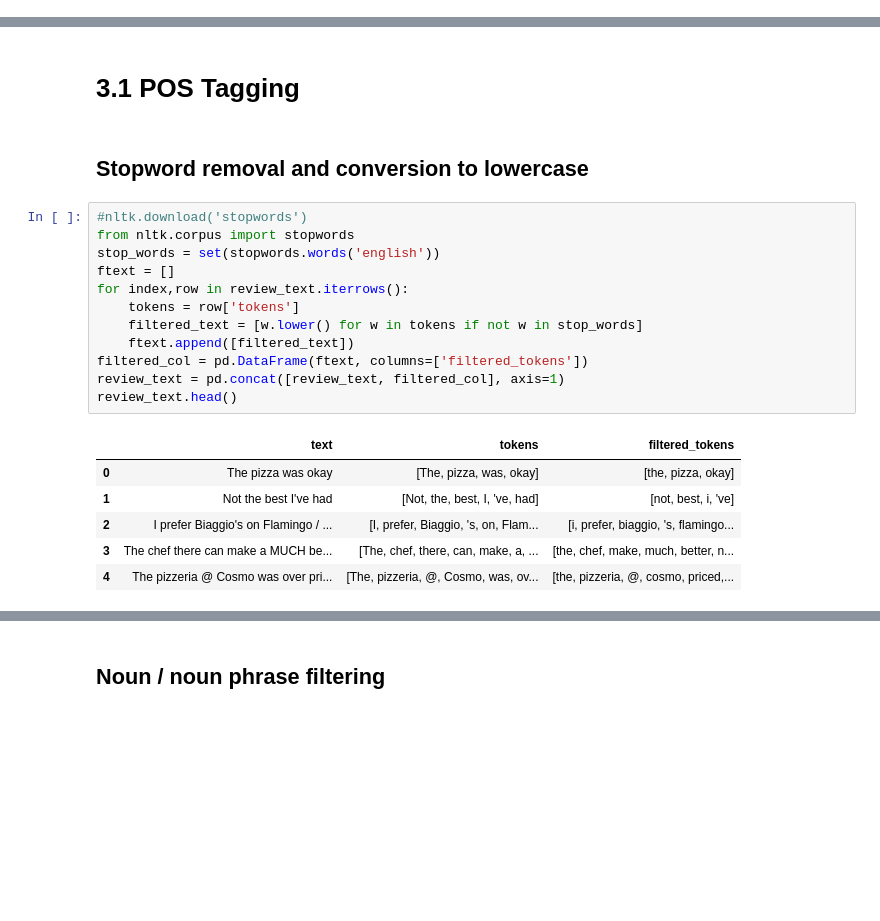
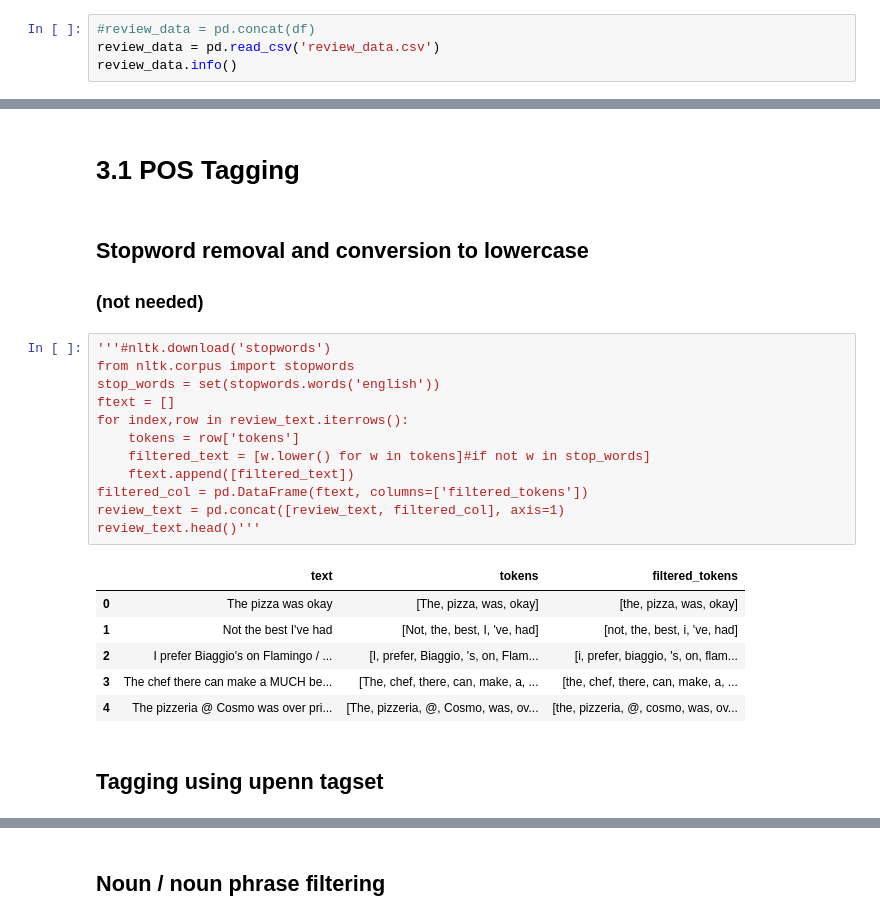
Before and after one commit to rsj-rishabh/DSR-Project, a Jupyter notebook: beta.ipynb, the cells around one changed output, grey strips where cells are left out. Saved outputs shown, nothing was run; the diff lists cells and outputs as text; blank space fills up the shorter version.

```diff
--- a/beta.ipynb
+++ b/beta.ipynb
@@ -45,0 +45,4 @@ review_data = pd.concat(df)
+# %%
+#review_data = pd.concat(df)
+review_data = pd.read_csv('review_data.csv')
+review_data.info()
@@ -137,25 +120,28 @@ review_text.head()
 # 3.1 POS Tagging
 # %% [markdown]
 ## Stopword removal and conversion to lowercase
+### (not needed)
 # %%
-#nltk.download('stopwords')
+'''#nltk.download('stopwords')
 from nltk.corpus import stopwords
 stop_words = set(stopwords.words('english'))
 ftext = []
 for index,row in review_text.iterrows():
     tokens = row['tokens']
-    filtered_text = [w.lower() for w in tokens if not w in stop_words]
+    filtered_text = [w.lower() for w in tokens]#if not w in stop_words]
     ftext.append([filtered_text])
 filtered_col = pd.DataFrame(ftext, columns=['filtered_tokens'])
 review_text = pd.concat([review_text, filtered_col], axis=1)
-review_text.head()
+review_text.head()'''
 # %% [output]
 |  | text | tokens | filtered_tokens |
-| 0 | The pizza was okay | [The, pizza, was, okay] | [the, pizza, okay] |
-| 1 | Not the best I've had | [Not, the, best, I, 've, had] | [not, best, i, 've] |
-| 2 | I prefer Biaggio's on Flamingo / ... | [I, prefer, Biaggio, 's, on, Flam... | [i, prefer, biaggio, 's, flamingo... |
-| 3 | The chef there can make a MUCH be... | [The, chef, there, can, make, a, ... | [the, chef, make, much, better, n... |
-| 4 | The pizzeria @ Cosmo was over pri... | [The, pizzeria, @, Cosmo, was, ov... | [the, pizzeria, @, cosmo, priced,... |
+| 0 | The pizza was okay | [The, pizza, was, okay] | [the, pizza, was, okay] |
+| 1 | Not the best I've had | [Not, the, best, I, 've, had] | [not, the, best, i, 've, had] |
+| 2 | I prefer Biaggio's on Flamingo / ... | [I, prefer, Biaggio, 's, on, Flam... | [i, prefer, biaggio, 's, on, flam... |
+| 3 | The chef there can make a MUCH be... | [The, chef, there, can, make, a, ... | [the, chef, there, can, make, a, ... |
+| 4 | The pizzeria @ Cosmo was over pri... | [The, pizzeria, @, Cosmo, was, ov... | [the, pizzeria, @, cosmo, was, ov... |
+# %% [markdown]
+## Tagging using upenn tagset
 # %%
 #nltk.download('averaged_perceptron_tagger')
 ttext = []
```
Also changed, not shown: parts of 20 cells of this notebook.
